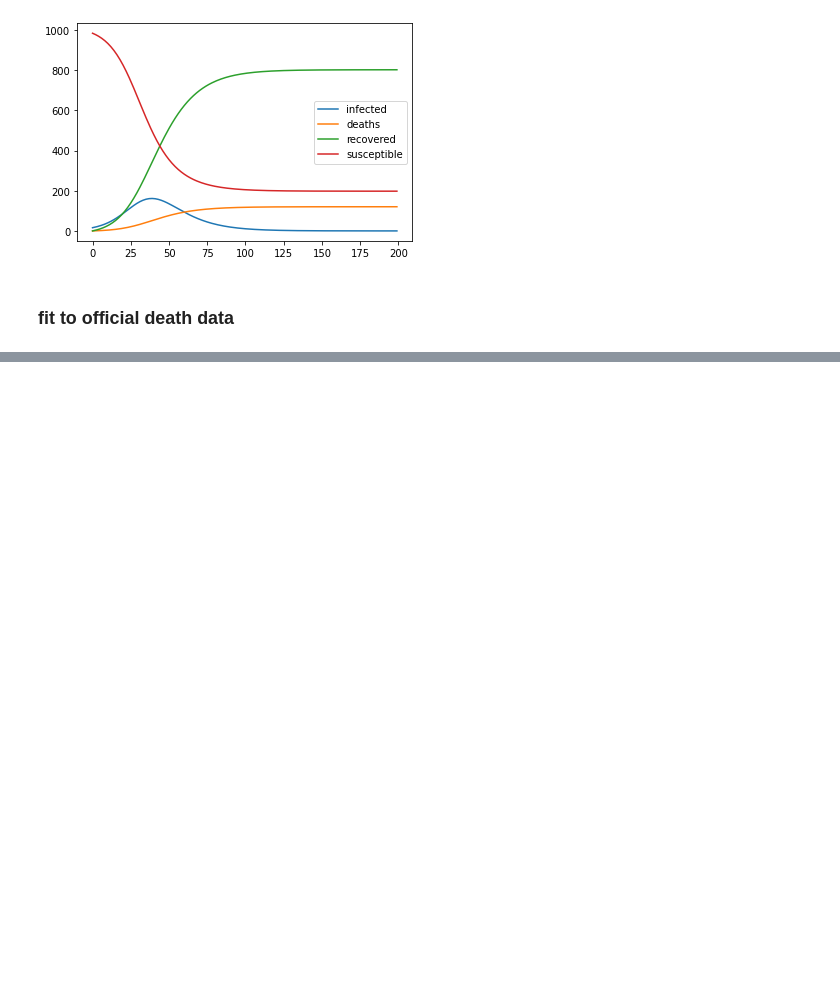
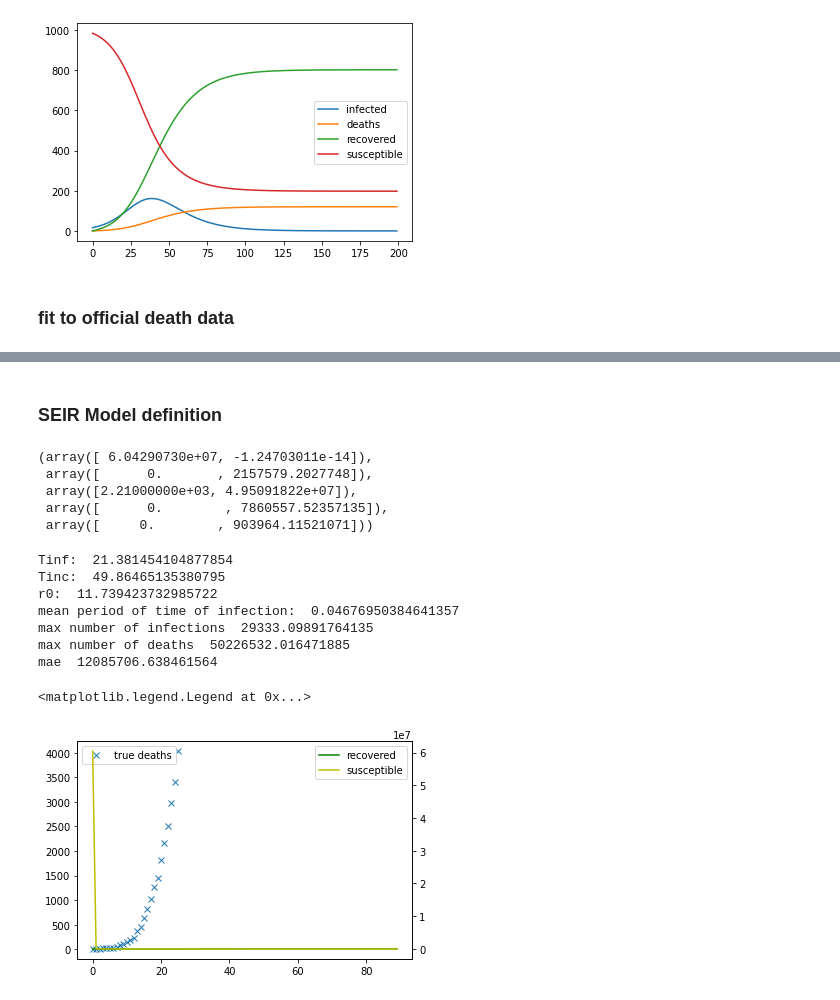
Before and after one commit to mspadaccino/COVID-19, a Jupyter notebook: notebooks/SIRD model.ipynb, the cells around one changed output, grey strips where cells are left out. Saved outputs shown, nothing was run; the diff lists cells and outputs as text; code cells hidden in the pictures; blank space fills up the shorter version.

```diff
--- a/notebooks/SIRD model.ipynb
+++ b/notebooks/SIRD model.ipynb
@@ -53,7 +50,7 @@ download_from_repo(DATA_REPOS['italy']['url'], filename=DATA_REPOS['italy']['str
 ### SIRD Model definition
 # %%
 # SIR model differential equations
-def deriv(y, t, N, beta, gamma, theta):
+def SIR_deriv(y, t, N, beta, gamma, theta):
     S, I, R, D = y
     dSdt = -beta * S * I / N
     dIdt = beta * S * I / N - gamma * I
@@ -68,7 +65,7 @@ def SIRModel(t, beta, gamma, theta):
     # Initial conditions vector
     y0 = S0, I0, R0, D0
     # Integrate the SIR equations over time t
-    ret = odeint(deriv, y0, t, args=(N, beta, gamma, theta))
+    ret = odeint(SIR_deriv, y0, t, args=(N, beta, gamma, theta))
     S, I, R, D = ret.T
     return S, I, R, D
 
@@ -123,7 +120,7 @@ R0 = 0 #df['dimessi_guariti'].iloc[0] # Initial number of recovered
 S0 = N - I0 - R0 # Initial susceptible population to infection.
 D0 = 0 # number of deaths at initial time
 
-bounds = [(0,5), (0, 5), (0, 5)]
+bounds = [(-5,5), (-5, 5), (-5, 5)]
 if use_differential_evolution:
     print('calibrating with genetic algorithm...')
     optimization = differential_evolution(diff_ev_solver, bounds)
@@ -134,7 +131,7 @@ S, I , R, D = SIRModel(range(90), *params)
 print('beta: ', params[0])
 print('gamma: ', params[1])
 print('theta: ', params[2])
-print('r0: ', params[0]/params[1])
+print('r0: ', params[0]/(params[1]+params[2]))
 print('mean period of time of infection: ', 1/params[1])
 print('max number of infections ', np.max(I))
 print('max number of deaths ', np.max(D))
@@ -164,2 +161,4 @@ mae  27.1201547727484
 <matplotlib.legend.Legend at 0x...>
 [figure]
+# %% [markdown]
+### SEIR Model definition
@@ -165,0 +190,57 @@ mae  27.1201547727484
+# %%
+SEIRModel((1,2), 2.5, 5, 0.3, 0.023)
+# %% [output]
+(array([ 6.04290730e+07, -1.24703011e-14]),
+ array([      0.       , 2157579.2027748]),
+ array([2.21000000e+03, 4.95091822e+07]),
+ array([      0.        , 7860557.52357135]),
+ array([     0.        , 903964.11521071]))
+# %%
+use_differential_evolution = False
+cases_multiplier = 10
+df = pd.read_csv('../data/dpc-covid19-ita-andamento-nazionale.csv').drop('stato',1)
+y_fit = df['deceduti'].values
+x_fit = np.linspace(0, len(y_fit), len(y_fit))
+N = 60431283 # total population Italy
+I0 = cases_multiplier*df['totale_attualmente_positivi'].iloc[0] # Initial number of infected people (10x official estimates hypothesis)
+R0 = 0 #df['dimessi_guariti'].iloc[0] # Initial number of recovered
+S0 = N - I0 - R0 # Initial susceptible population to infection.
+D0 = 0 # number of deaths at initial time
+E0 = 0
+bounds = [(0,50), (0, 50), (0, 50), (0, 5)]
+if use_differential_evolution:
+    print('calibrating with genetic algorithm...')
+    optimization = differential_evolution(diff_ev_solver, bounds)
+    params = optimization.x
+else:
+    params, covariances = curve_fit(f=SEIRModel_solver, xdata=x_fit, ydata=y_fit, method='trf', bounds=bounds[0])
+S, E, I, R, D = SEIRModel(range(90), *params)
+print('Tinf: ', params[1])
+print('Tinc: ', params[2])
+print('r0: ', params[0])
+print('mean period of time of infection: ', 1/params[1])
+print('max number of infections ', np.max(I))
+print('max number of deaths ', np.max(D))
+print('mae ', np.mean(np.abs(y_fit - SEIRModel(x_fit, *params))))
+fig, ax1 = plt.subplots()
+#ax1.plot(D,'r', label='deaths '+str(int(np.max(D))))
+ax1.plot(y_fit,'x', label='true deaths')
+ax1.legend(loc='upper left')
+ax2 = ax1.twinx()
+#plt.ylim(0,1.2*np.max(I))
+#ax2.plot(I,'b', label='infected '+str(int(np.max(I))))
+ax2.plot(R,'g', label='recovered')
+ax2.plot(S,'y', label='susceptible')
+
+
+ax2.legend()
+# %% [output]
+Tinf:  21.381454104877854
+Tinc:  49.86465135380795
+r0:  11.739423732985722
+mean period of time of infection:  0.04676950384641357
+max number of infections  29333.09891764135
+max number of deaths  50226532.016471885
+mae  12085706.638461564
+<matplotlib.legend.Legend at 0x...>
+[figure, added]
```
Also changed, not shown: parts of 4 cells of this notebook.
